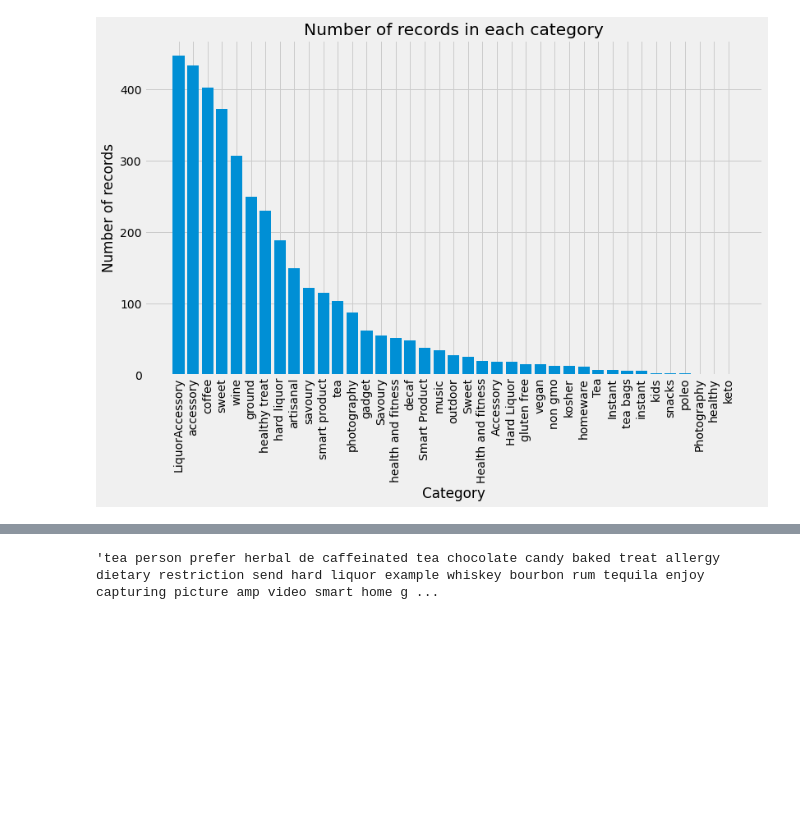
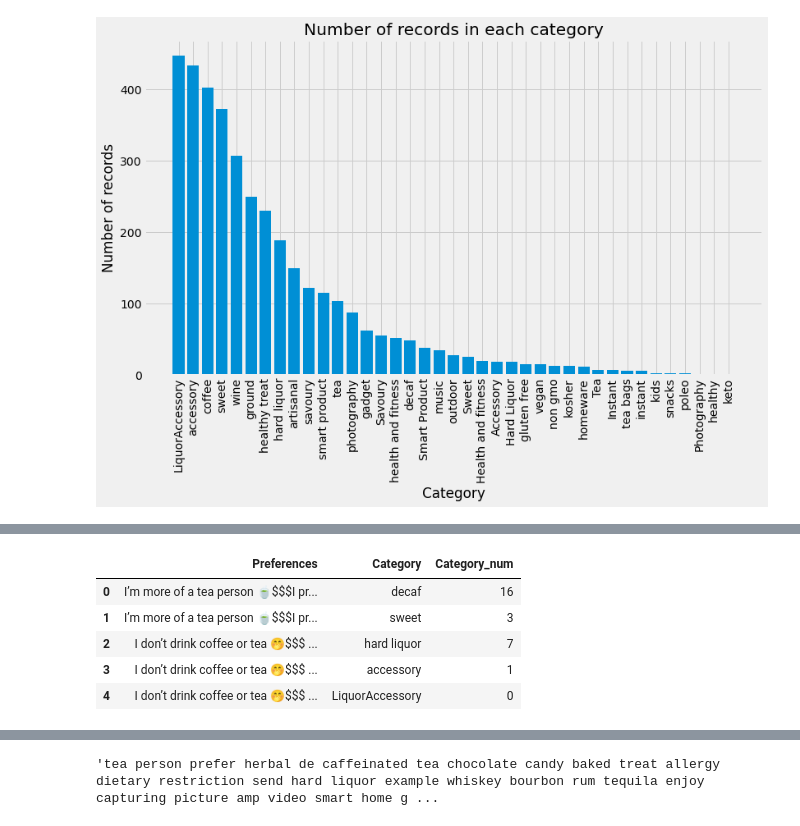
Before and after one commit to yash0307jain/curated-gift-boxes, a Jupyter notebook: data_analysis.ipynb, the cells around one changed output, grey strips where cells are left out. Saved outputs shown, nothing was run; the diff lists cells and outputs as text; code cells hidden in the pictures; blank space fills up the shorter version.

```diff
--- a/data_analysis.ipynb
+++ b/data_analysis.ipynb
@@ -489,3 +516,14 @@ plt.plot()
+# %%
+# Create a new column, map categories to numerical values
+df_legacy_final['Category_num'] = df_legacy_final['Category'].apply(lambda x: categories_dic[x])
+df_legacy_final.head()
+# %% [output]
+|  | Preferences | Category | Category_num |
+| 0 | I’m more of a tea person 🍵$$$I pr... | decaf | 16 |
+| 1 | I’m more of a tea person 🍵$$$I pr... | sweet | 3 |
+| 2 | I don’t drink coffee or tea 🤭$$$ ... | hard liquor | 7 |
+| 3 | I don’t drink coffee or tea 🤭$$$ ... | accessory | 1 |
+| 4 | I don’t drink coffee or tea 🤭$$$ ... | LiquorAccessory | 0 |
 # %%
 # Function to clean the Preference column
 def clean_pref(row):
```
Also changed, not shown: parts of 4 cells of this notebook, 2 other files.
